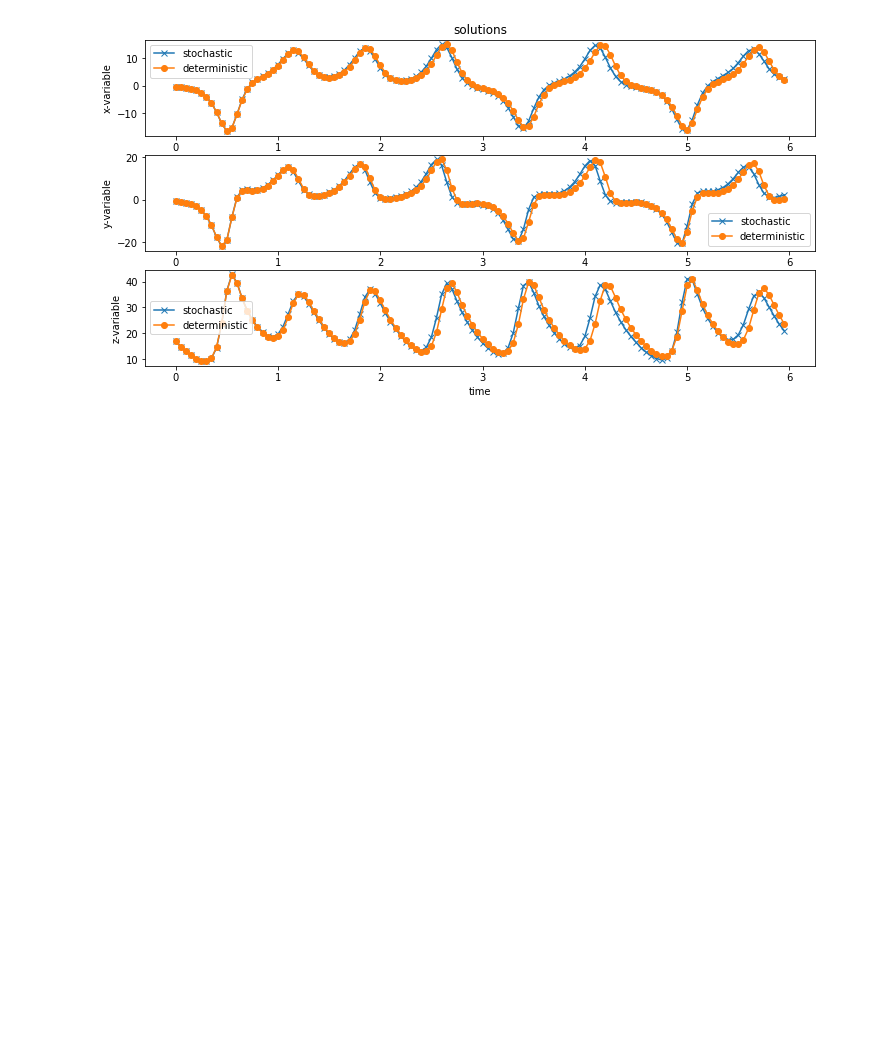
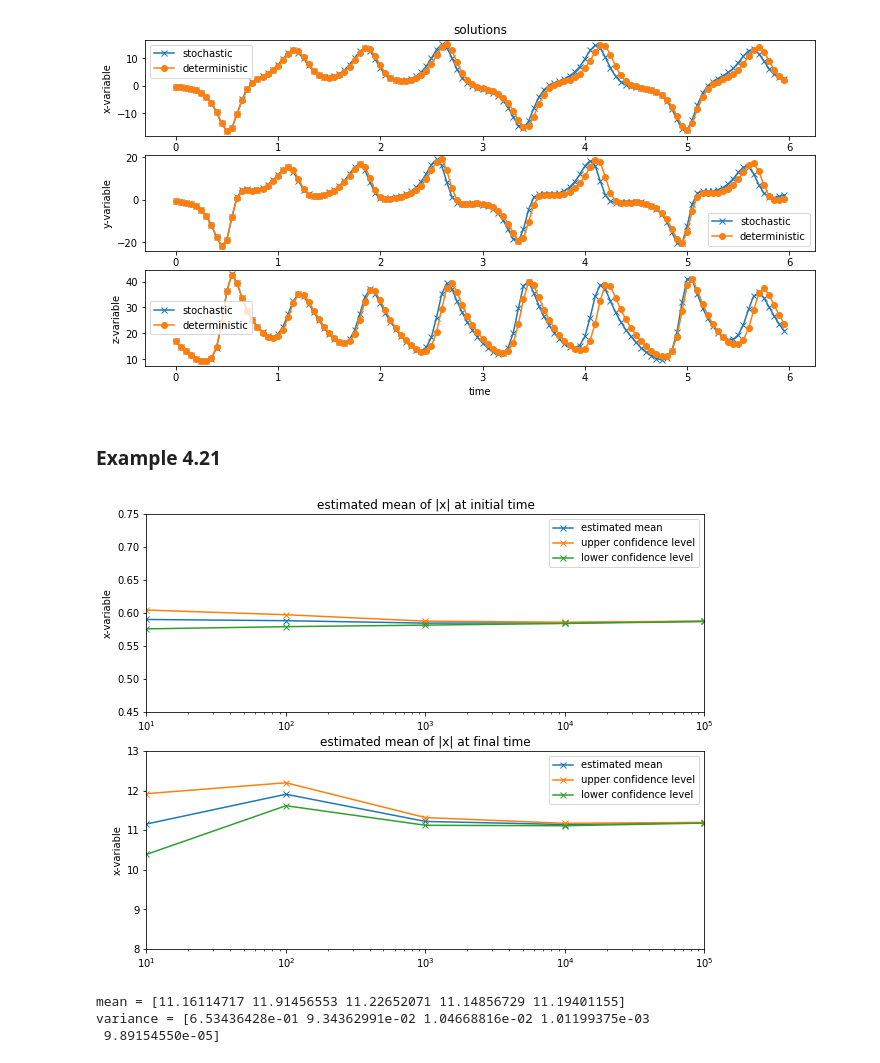
Before and after one commit to ray-chew/probabilistic_forecasting_examples, a Jupyter notebook: Chapter 4.ipynb, the cells around one changed output. Cells and saved outputs as stored; diff of their text form; code cells hidden in the pictures; blank space fills up the shorter version.

```diff
--- a/Chapter 4.ipynb
+++ b/Chapter 4.ipynb
@@ -407,3 +407,5 @@ ax.legend()
 plt.show()
 # %% [output]
 [figure]
+# %% [markdown]
+### Example 4.21
@@ -409,0 +478,34 @@ plt.show()
+# %%
+fig9 = plt.figure(figsize=(10,8))
+ax = fig9.add_subplot(2, 1, 1)
+ax.semilogx(m,mean0[:,0],'x-',label='estimated mean')
+ax.semilogx(m,mean0[:,0]+0.95*np.sqrt(variance0[:,0]/m),'x-',label='upper confidence level')
+ax.semilogx(m,mean0[:,0]-0.95*np.sqrt(variance0[:,0]/m),'x-',label='lower confidence level')
+ax.set_title("solutions")
+ax.set_ylabel("x-variable")
+ax.set_xlim([10,100000])
+ax.set_ylim([0.45,0.75])
+ax.set_title("estimated mean of |x| at initial time")
+ax.legend()
+ax = fig9.add_subplot(2, 1, 2)
+ax.semilogx(m,mean1[:,0],'x-',label='estimated mean')
+ax.semilogx(m,mean1[:,0]+0.95*np.sqrt(variance1[:,0]/m),'x-',label='upper confidence level')
+ax.semilogx(m,mean1[:,0]-0.95*np.sqrt(variance1[:,0]/m),'x-',label='lower confidence level')
+ax.set_title("solutions")
+ax.set_ylabel("x-variable")
+ax.set_xlim([10,100000])
+ax.set_ylim([8,13])
+ax.set_title("estimated mean of |x| at final time")
+ax.legend()
+plt.show()
+
+m1 = mean1[:,0]
+v1 = variance1[:,0]/m
+
+print("mean = %s" %(m1))
+print("variance = %s" %(v1))
+# %% [output]
+[figure, added]
+mean = [11.16114717 11.91456553 11.22652071 11.14856729 11.19401155]
+variance = [6.53436428e-01 9.34362991e-02 1.04668816e-02 1.01199375e-03
+ 9.89154550e-05]
```
Also changed, not shown: parts of 7 cells of this notebook.
